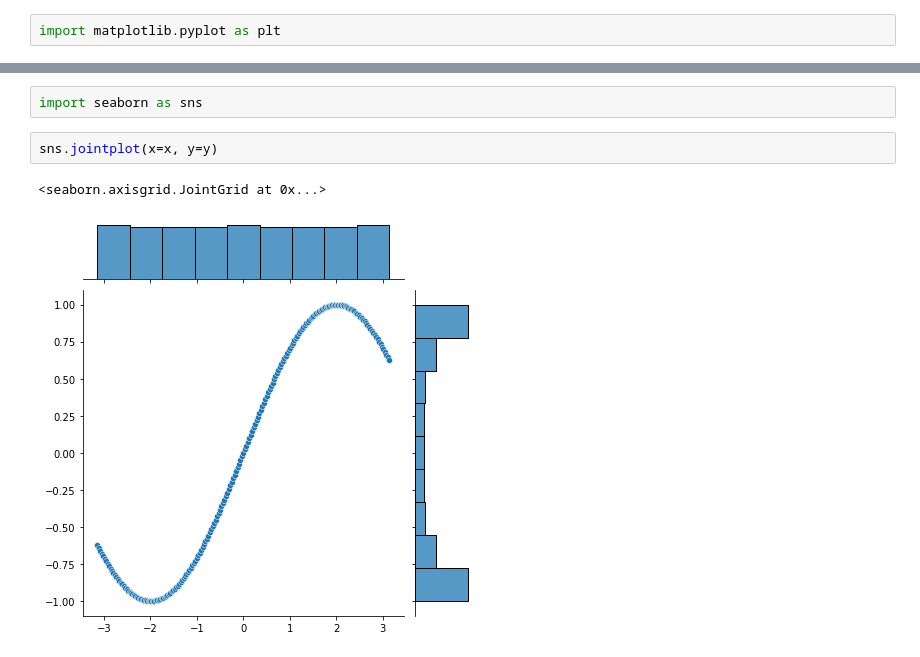
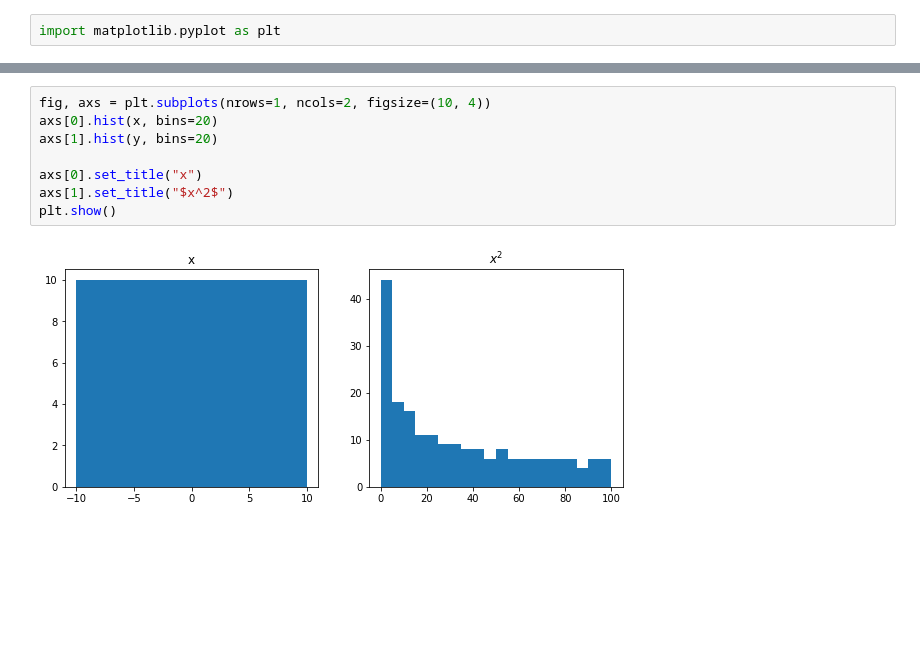
Before and after one commit to dmachlanski/ncrm-causality-2021, a Jupyter notebook: labs/day_1/Tutorial_Intro.ipynb, the cells around one changed output, grey strips where cells are left out. Saved outputs shown, nothing was run; the diff lists cells and outputs as text; blank space fills up the shorter version.

```diff
--- a/labs/day_1/Tutorial_Intro.ipynb
+++ b/labs/day_1/Tutorial_Intro.ipynb
@@ -264,7 +294,10 @@ plt.hist(randn)
-# %%
-import seaborn as sns
-# %%
-sns.jointplot(x=x, y=y)
-# %% [output]
-<seaborn.axisgrid.JointGrid at 0x...>
-[figure, removed]
+# %%
+fig, axs = plt.subplots(nrows=1, ncols=2, figsize=(10, 4))
+axs[0].hist(x, bins=20)
+axs[1].hist(y, bins=20)
+
+axs[0].set_title("x")
+axs[1].set_title("$x^2$")
+plt.show()
+# %% [output]
+[figure, added]
```
Also changed, not shown: parts of 8 cells of this notebook.
